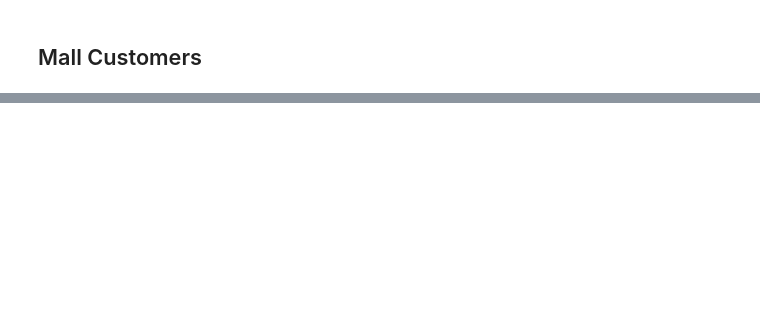
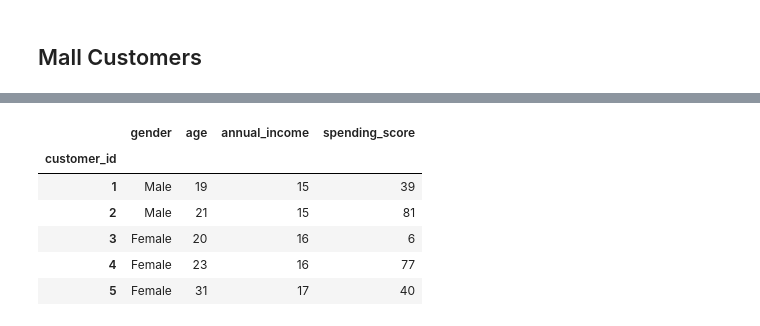
Before and after one commit to Segura-Jorge/clustering-exercises, a Jupyter notebook: zillow.ipynb, the cells around one changed output, grey strips where cells are left out. Cells and saved outputs as stored; diff of their text form; code cells hidden in the pictures; blank space fills up the shorter version.

```diff
--- a/zillow.ipynb
+++ b/zillow.ipynb
@@ -118,0 +227,12 @@ Data columns (total 25 columns):
+# %%
+# function to detect and eliminate outliers using IQR rule
+
+def outlier_function(df, cols, k):
+    for col in df[cols]:
+        q1 = mall_df.annual_income.quantile(0.25)
+        q3 = mall_df.annual_income.quantile(0.75)
+        iqr = q3 - q1
+        upper_bound =  q3 + k * iqr
+        lower_bound =  q1 - k * iqr
+        df = df[(df[col] < upper_bound) & (df[col] > lower_bound)]
+    return df
@@ -118,0 +246,10 @@ Data columns (total 25 columns):
+# %%
+mall_df.head()
+# %% [output]
+|  | gender | age | annual_income | spending_score |
+| customer_id |  |  |  |  |
+| 1 | Male | 19 | 15 | 39 |
+| 2 | Male | 21 | 15 | 81 |
+| 3 | Female | 20 | 16 | 6 |
+| 4 | Female | 23 | 16 | 77 |
+| 5 | Female | 31 | 17 | 40 |
```
Also changed, not shown: parts of 29 cells of this notebook, 4 other files.
